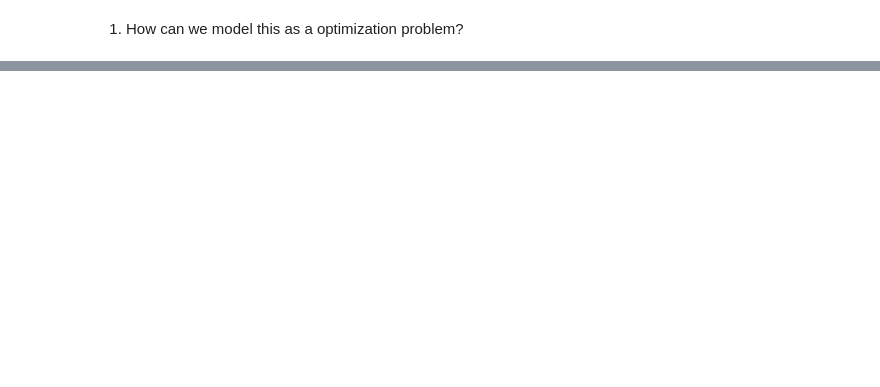
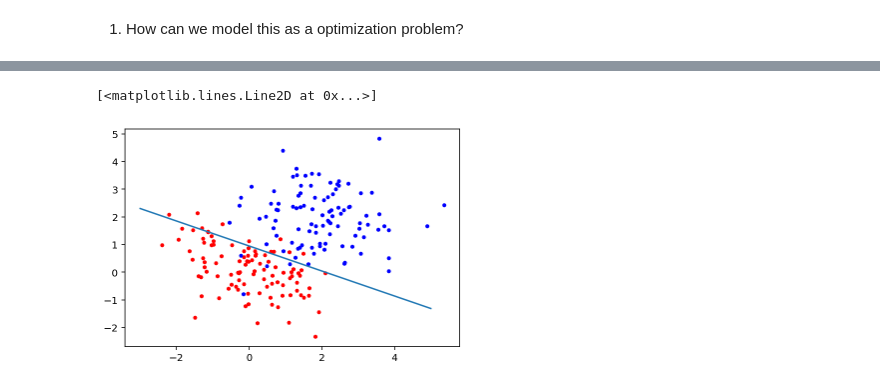
Before and after one commit to MUIC-Numerical-Methods-2018/Exercise-5, a Jupyter notebook: 05 Gradient Descent.ipynb, the cells around one changed output, grey strips where cells are left out. Drawn from its saved outputs; the diff is of its cells as text; code cells hidden in the pictures; blank space fills up the shorter version.

```diff
--- a/05 Gradient Descent.ipynb
+++ b/05 Gradient Descent.ipynb
@@ -292,2 +314,37 @@ plt.plot(d[c==0,0], d[c==0,1],'.b')#note boolean indexing
 # %% [markdown]
 1) How can we model this as a optimization problem?
+# %%
+def is_blue_but_below_cost(m, b):
+    color_mask = c == 0
+    x = d[color_mask, 0]
+    y = d[color_mask, 1]
+    line_y = m * x + b
+
+    below_line = line_y > y
+    #print(sum(below_line))
+    return sum((y[below_line] - line_y[below_line])**2)
+
+
+def is_red_but_below_cost(m, b):
+    color_mask = c == 1
+    x = d[color_mask, 0]
+    y = d[color_mask, 1]
+    line_y = m * x + b
+
+    above_line = line_y < y
+    #print(sum(above_line))
+    return sum((y[above_line] - line_y[above_line])**2)
+
+
+def cost(v):
+    m, b = v
+    bad_blue = is_blue_but_below_cost(m, b)
+    bad_red = is_red_but_below_cost(m, b)
+    print(bad_blue, bad_red)
+    return bad_blue + bad_red
+
+
+res = minimize(cost, [-2, 5])
+print(res)
+
+m, b = res.x
@@ -293,0 +369,8 @@ plt.plot(d[c==0,0], d[c==0,1],'.b')#note boolean indexing
+# %%
+plt.plot(d[c==1,0], d[c==1,1],'.r')#note boolean indexing
+plt.plot(d[c==0,0], d[c==0,1],'.b')#note boolean indexing
+xs = np.linspace(-3,5)
+plt.plot(xs, m*xs + b)
+# %% [output]
+[<matplotlib.lines.Line2D at 0x...>]
+[figure, added]
```
Also changed, not shown: parts of 4 cells of this notebook.
